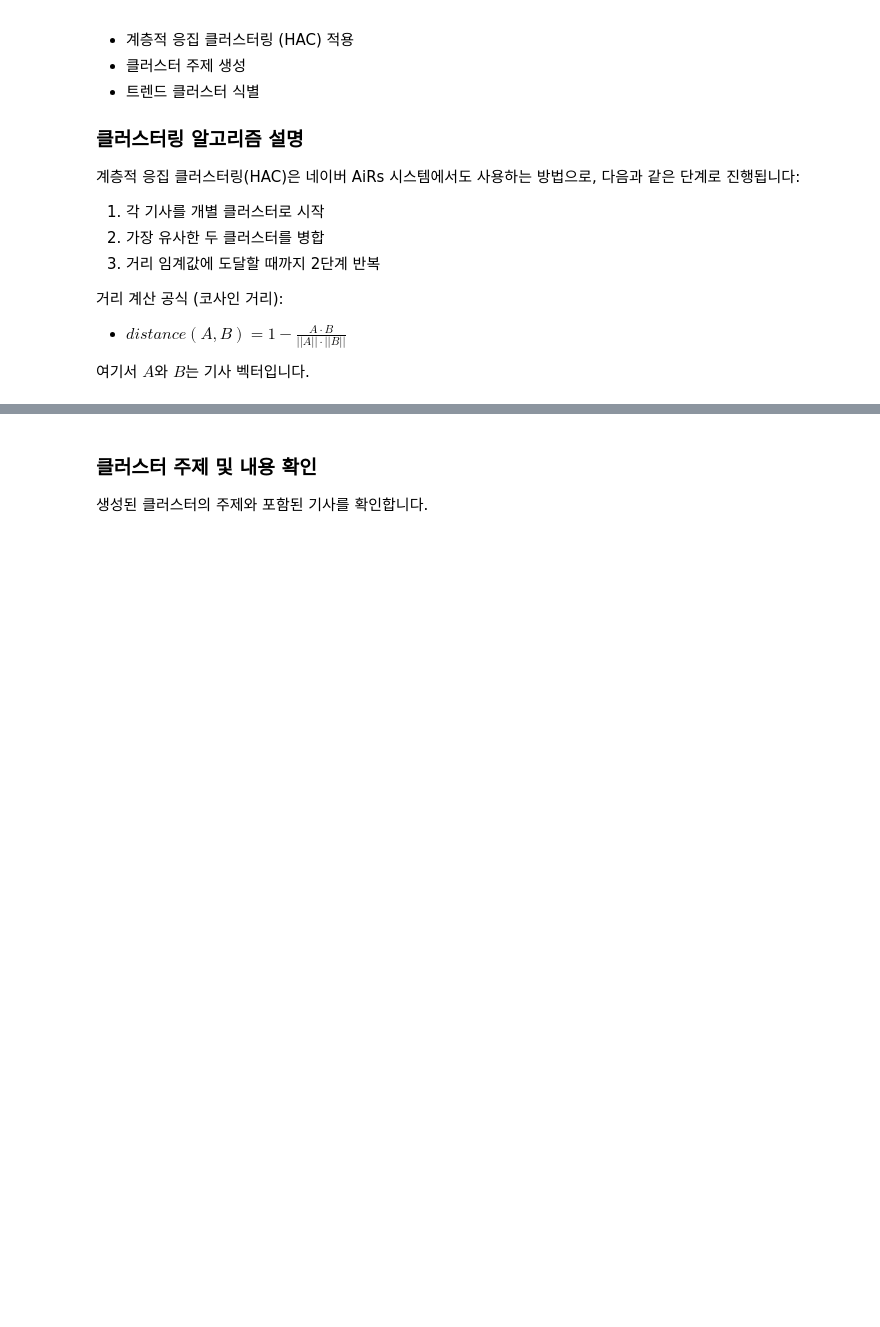
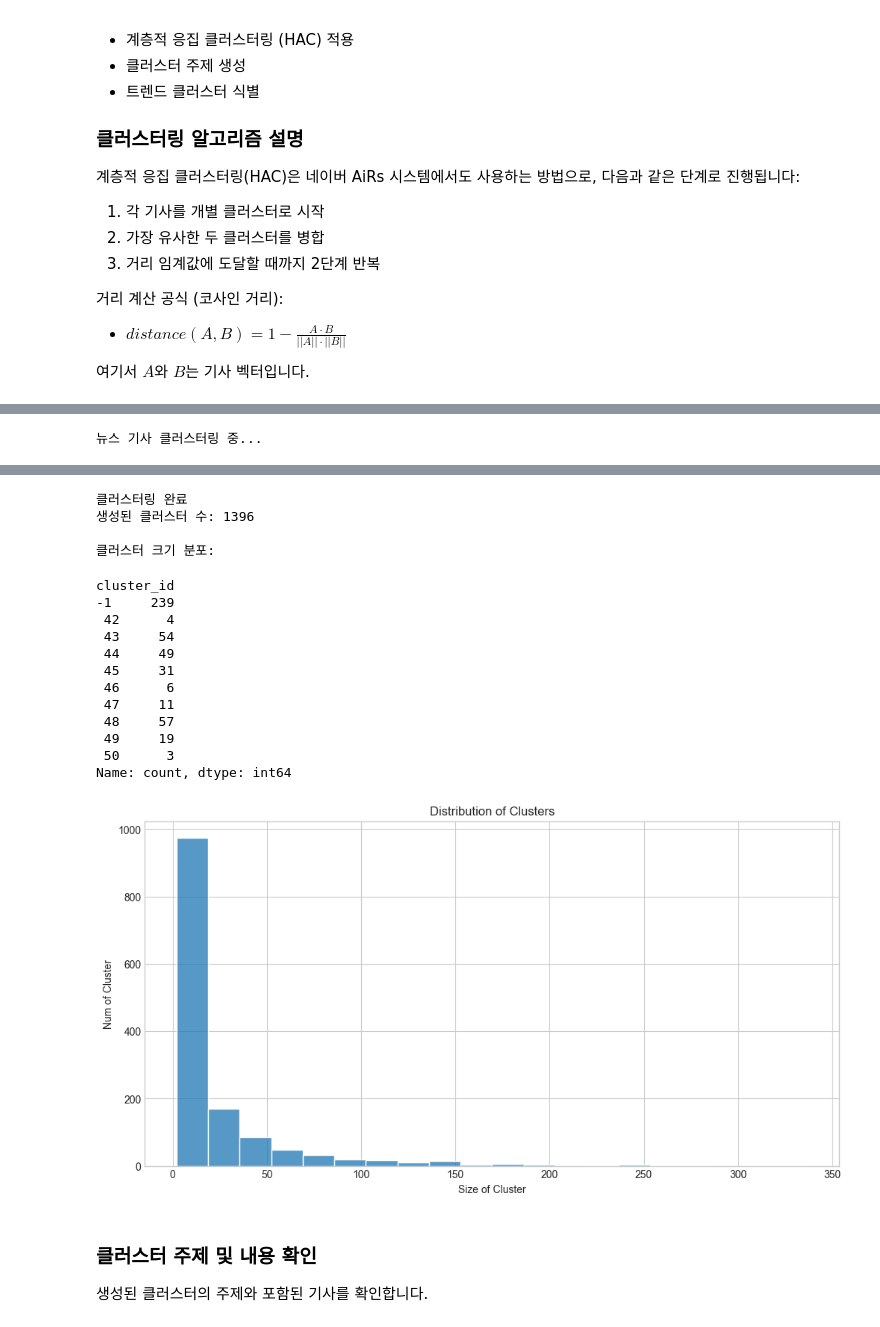
Before and after one commit to Kororu-lab/CLEAR, a Jupyter notebook: CLEAR_demo.ipynb, the cells around one changed output, grey strips where cells are left out. Cells and saved outputs as stored; diff of their text form; code cells hidden in the pictures; blank space fills up the shorter version.

```diff
--- a/CLEAR_demo.ipynb
+++ b/CLEAR_demo.ipynb
@@ -309,7 +406,8 @@ display(cluster_sizes.head(10))
 # 클러스터 크기 히스토그램
 plt.figure(figsize=(12, 6))
 sns.histplot(cluster_sizes.values, bins=20)
-plt.title('클러스터 크기 분포')
-plt.xlabel('클러스터 크기')
-plt.ylabel('클러스터 수')
+plt.title('Distribution of Clusters')
+plt.xlabel('Size of Cluster')
+plt.ylabel('Num of Cluster')
 plt.show()
+# %% [output]
@@ -315,0 +416 @@ plt.show()
+뉴스 기사 클러스터링 중...
@@ -316,3 +423,20 @@ plt.show()
+클러스터링 완료
+생성된 클러스터 수: 1396
+
+클러스터 크기 분포:
+cluster_id
+-1     239
+ 42      4
+ 43     54
+ 44     49
+ 45     31
+ 46      6
+ 47     11
+ 48     57
+ 49     19
+ 50      3
+Name: count, dtype: int64
+[figure, added]
 # %% [markdown]
 ### 클러스터 주제 및 내용 확인
 
```
Also changed, not shown: parts of 15 cells of this notebook, 1 other file.
